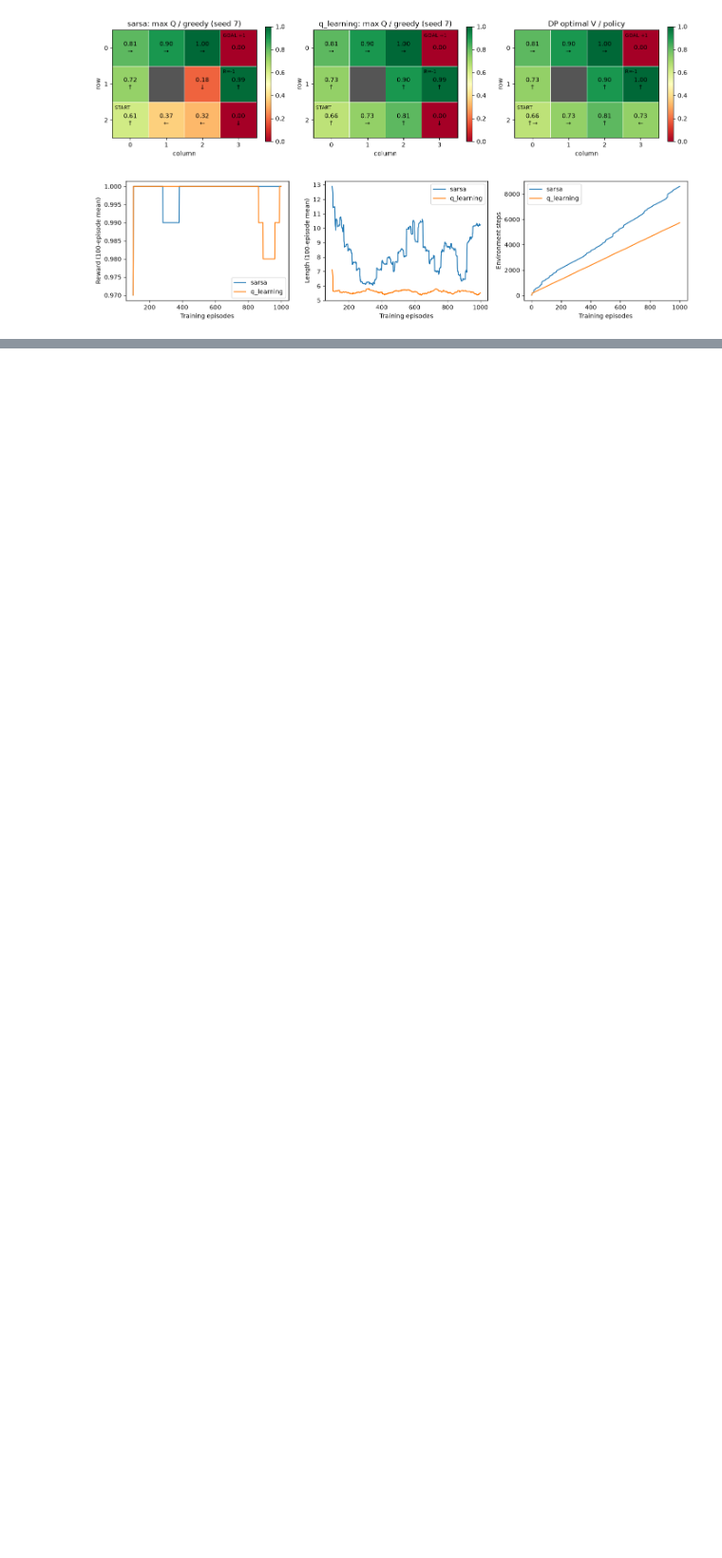
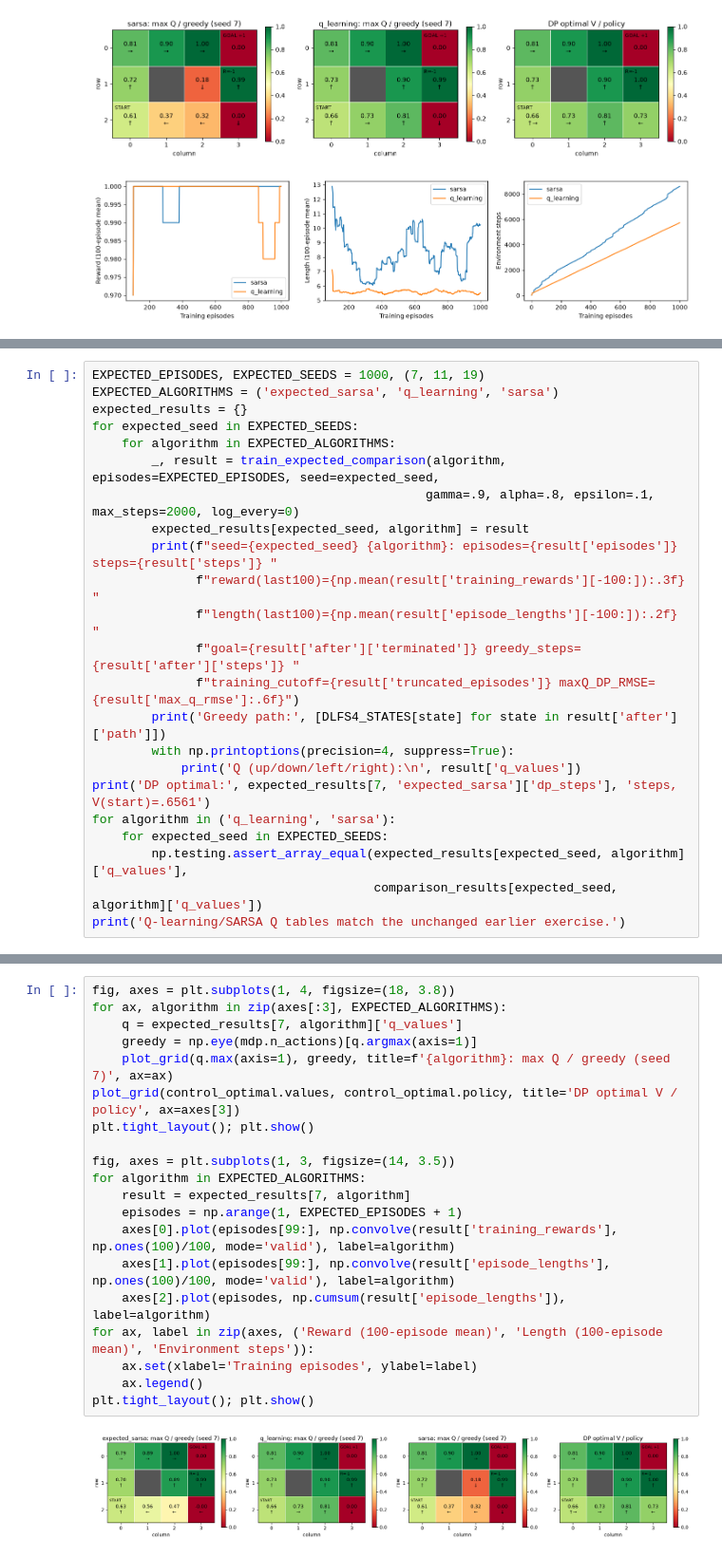
Before and after one commit to HeoJinuk/ModularRL, a Jupyter notebook: notebooks/dlfs4/06_td_modularrl.ipynb, the cells around one changed output, grey strips where cells are left out. Shown at 95% size. Saved outputs shown, nothing was run; the diff lists cells and outputs as text; blank space fills up the shorter version.

Commit message:
test(td): validate expected SARSA composition

```diff
--- a/notebooks/dlfs4/06_td_modularrl.ipynb
+++ b/notebooks/dlfs4/06_td_modularrl.ipynb
@@ -412,0 +532,23 @@ Off-policy SARSA, Expected SARSA, n-step은 이번 단계에서 구현하지 않
+# %%
+EXPECTED_EPISODES, EXPECTED_SEEDS = 1000, (7, 11, 19)
+EXPECTED_ALGORITHMS = ('expected_sarsa', 'q_learning', 'sarsa')
+expected_results = {}
+for expected_seed in EXPECTED_SEEDS:
+    for algorithm in EXPECTED_ALGORITHMS:
+        _, result = train_expected_comparison(algorithm, episodes=EXPECTED_EPISODES, seed=expected_seed,
+                                             gamma=.9, alpha=.8, epsilon=.1, max_steps=2000, log_every=0)
+        expected_results[expected_seed, algorithm] = result
+        print(f"seed={expected_seed} {algorithm}: episodes={result['episodes']} steps={result['steps']} "
+              f"reward(last100)={np.mean(result['training_rewards'][-100:]):.3f} "
+              f"length(last100)={np.mean(result['episode_lengths'][-100:]):.2f} "
+              f"goal={result['after']['terminated']} greedy_steps={result['after']['steps']} "
+              f"training_cutoff={result['truncated_episodes']} maxQ_DP_RMSE={result['max_q_rmse']:.6f}")
+        print('Greedy path:', [DLFS4_STATES[state] for state in result['after']['path']])
+        with np.printoptions(precision=4, suppress=True):
+            print('Q (up/down/left/right):\n', result['q_values'])
+print('DP optimal:', expected_results[7, 'expected_sarsa']['dp_steps'], 'steps, V(start)=.6561')
+for algorithm in ('q_learning', 'sarsa'):
+    for expected_seed in EXPECTED_SEEDS:
+        np.testing.assert_array_equal(expected_results[expected_seed, algorithm]['q_values'],
+                                      comparison_results[expected_seed, algorithm]['q_values'])
+print('Q-learning/SARSA Q tables match the unchanged earlier exercise.')
@@ -412,0 +573,22 @@ Off-policy SARSA, Expected SARSA, n-step은 이번 단계에서 구현하지 않
+# %%
+fig, axes = plt.subplots(1, 4, figsize=(18, 3.8))
+for ax, algorithm in zip(axes[:3], EXPECTED_ALGORITHMS):
+    q = expected_results[7, algorithm]['q_values']
+    greedy = np.eye(mdp.n_actions)[q.argmax(axis=1)]
+    plot_grid(q.max(axis=1), greedy, title=f'{algorithm}: max Q / greedy (seed 7)', ax=ax)
+plot_grid(control_optimal.values, control_optimal.policy, title='DP optimal V / policy', ax=axes[3])
+plt.tight_layout(); plt.show()
+
+fig, axes = plt.subplots(1, 3, figsize=(14, 3.5))
+for algorithm in EXPECTED_ALGORITHMS:
+    result = expected_results[7, algorithm]
+    episodes = np.arange(1, EXPECTED_EPISODES + 1)
+    axes[0].plot(episodes[99:], np.convolve(result['training_rewards'], np.ones(100)/100, mode='valid'), label=algorithm)
+    axes[1].plot(episodes[99:], np.convolve(result['episode_lengths'], np.ones(100)/100, mode='valid'), label=algorithm)
+    axes[2].plot(episodes, np.cumsum(result['episode_lengths']), label=algorithm)
+for ax, label in zip(axes, ('Reward (100-episode mean)', 'Length (100-episode mean)', 'Environment steps')):
+    ax.set(xlabel='Training episodes', ylabel=label)
+    ax.legend()
+plt.tight_layout(); plt.show()
+# %% [output]
+[figure, added]
```
Also changed, not shown: parts of 12 cells of this notebook, 6 other files.
